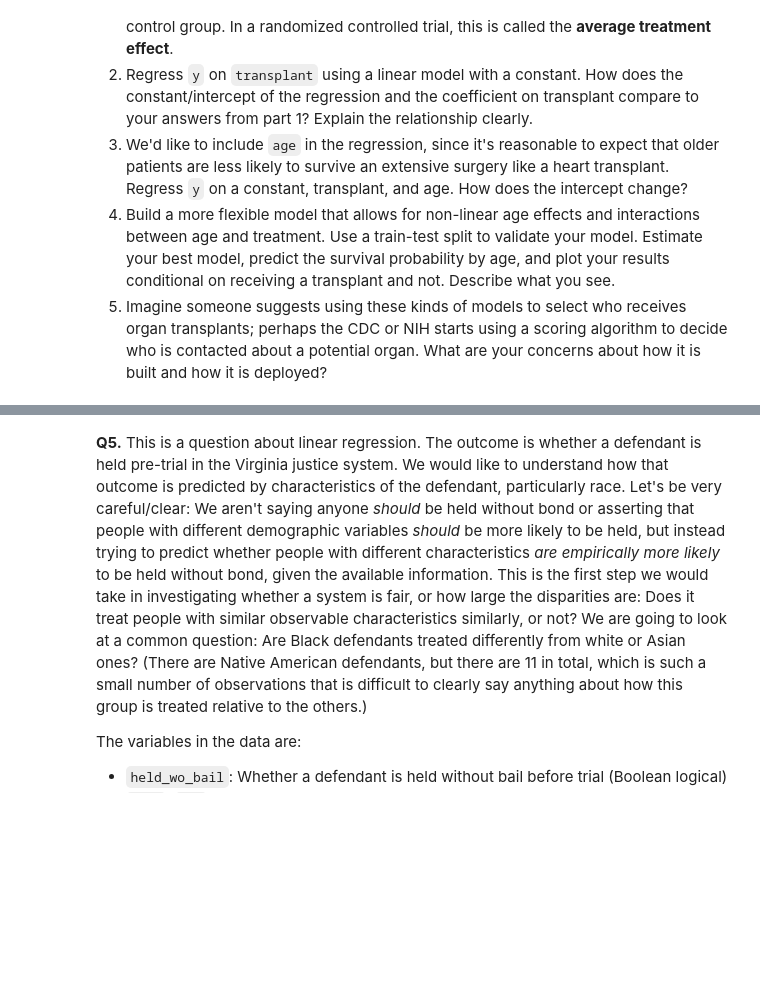
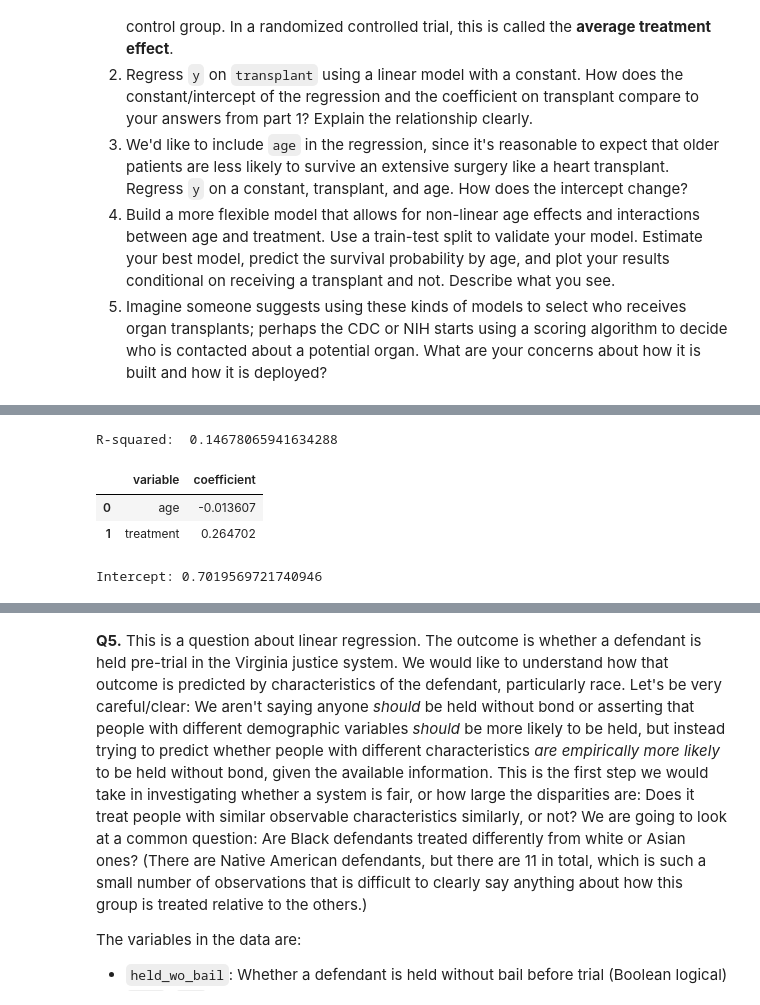
Before and after one commit to KaranRawatUVA/linearModels, a Jupyter notebook: assignment/assignment.ipynb, the cells around one changed output, grey strips where cells are left out. Drawn from its saved outputs; the diff is of its cells as text; code cells hidden in the pictures; blank space fills up the shorter version.

```diff
--- a/assignment/assignment.ipynb
+++ b/assignment/assignment.ipynb
@@ -390,0 +519,31 @@ Since a heart transplant is a dangerous operation and even people who successful
+# %%
+# 3
+
+# Target Variable
+y = df4['y']
+
+# Brand Dummy:
+X_d = pd.get_dummies(df4['transplant'],dtype='int', drop_first=True) # Create brand dummies
+
+X = pd.concat([df4['age'] , X_d], axis=1) # Concatenate engineered features
+
+X.head()
+
+
+
+
+
+reg = LinearRegression(fit_intercept=True).fit(X, y)
+results = pd.DataFrame({'variable':reg.feature_names_in_, 'coefficient': reg.coef_}) # Regression coefficients
+print('R-squared: ', reg.score(X, y)) # R squared measure
+display(results)
+
+print("Intercept:", reg.intercept_)
+
+# The intercept has now increased as it is assuming at age 0, so the chances of living past 3 years will decrease as age increases.
+# %% [output]
+R-squared:  0.14678065941634288
+|  | variable | coefficient |
+| 0 | age | -0.013607 |
+| 1 | treatment | 0.264702 |
+Intercept: 0.7019569721740946
```
Also changed, not shown: parts of 6 cells of this notebook.
